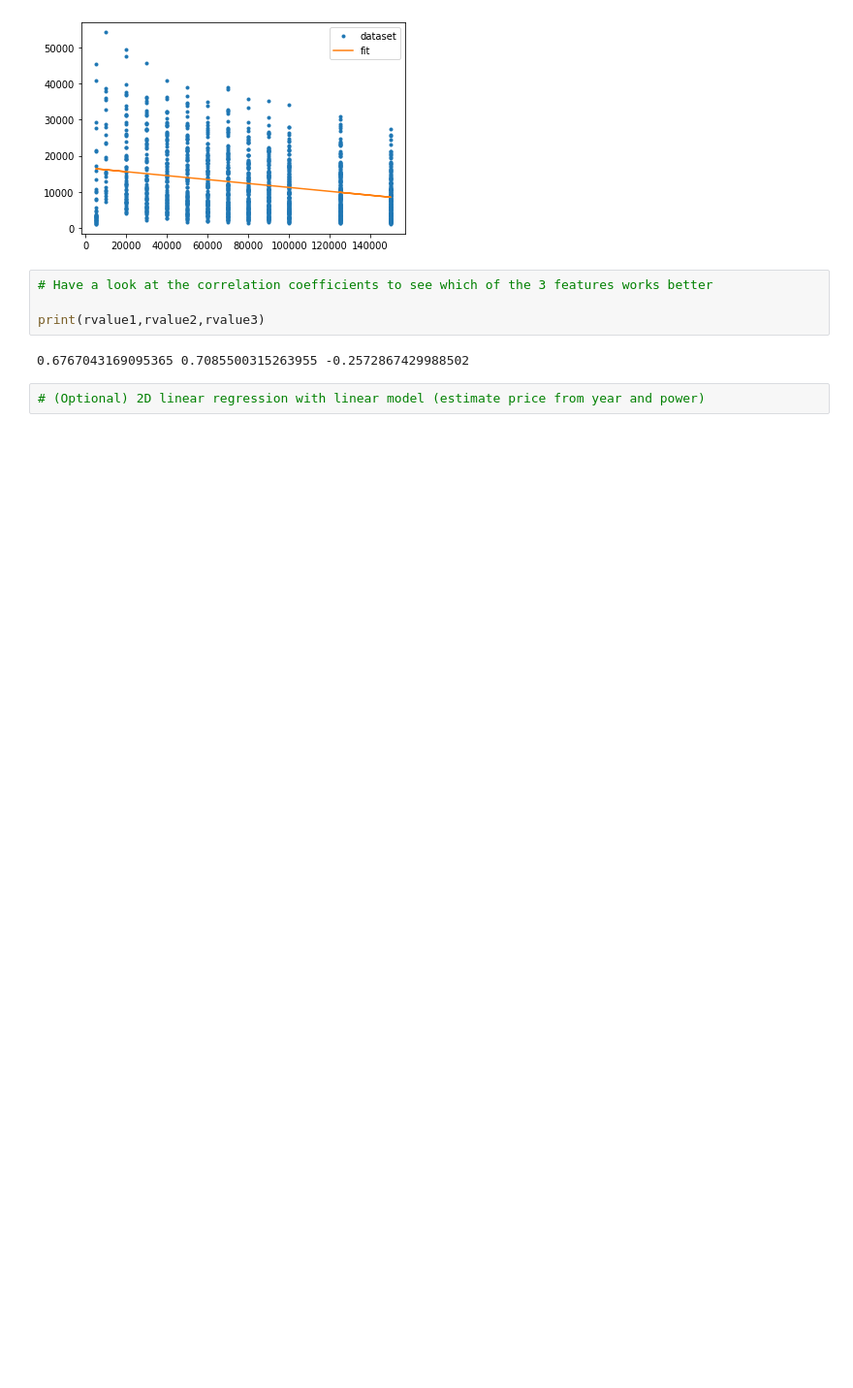
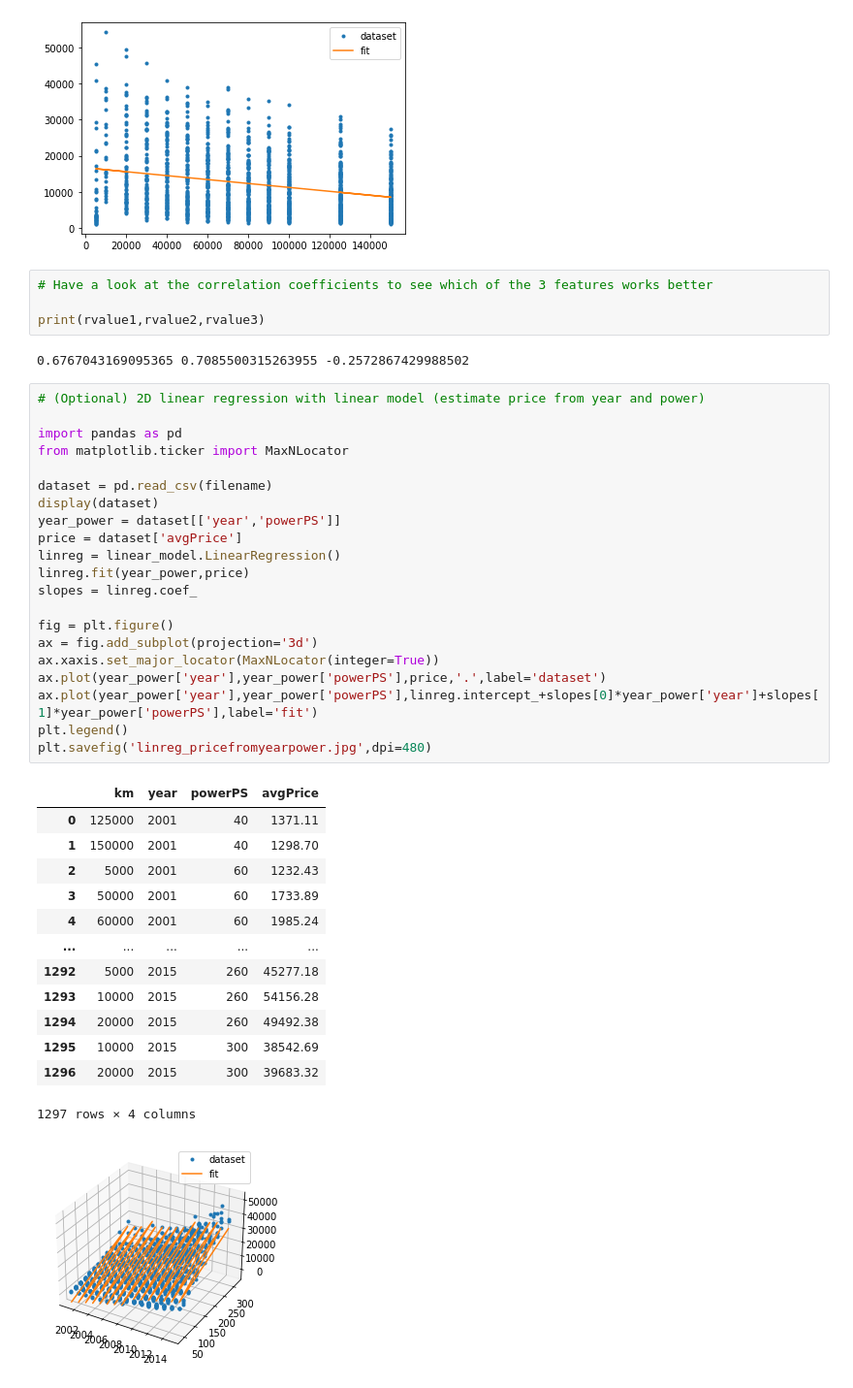
Before and after one commit to amedeo-giuliani/machine-learning, a Jupyter notebook: Intro_Lab/Lab 0 assignment.ipynb, the cells around one changed output. Shown at 97% size. Cells and saved outputs as stored; diff of their text form; blank space fills up the shorter version.

```diff
--- a/Intro_Lab/Lab 0 assignment.ipynb
+++ b/Intro_Lab/Lab 0 assignment.ipynb
@@ -108,5 +108,39 @@ plt.show()
 print(rvalue1,rvalue2,rvalue3)
 # %% [output]
 0.6767043169095365 0.7085500315263955 -0.2572867429988502
-# %%
-# (Optional) 2D linear regression with linear model (estimate price from year and power)
+# %%
+# (Optional) 2D linear regression with linear model (estimate price from year and power)
+
+import pandas as pd
+from matplotlib.ticker import MaxNLocator
+
+dataset = pd.read_csv(filename)
+display(dataset)
+year_power = dataset[['year','powerPS']]
+price = dataset['avgPrice']
+linreg = linear_model.LinearRegression()
+linreg.fit(year_power,price)
+slopes = linreg.coef_
+
+fig = plt.figure()
+ax = fig.add_subplot(projection='3d')
+ax.xaxis.set_major_locator(MaxNLocator(integer=True))
+ax.plot(year_power['year'],year_power['powerPS'],price,'.',label='dataset')
+ax.plot(year_power['year'],year_power['powerPS'],linreg.intercept_+slopes[0]*year_power['year']+slopes[1]*year_power['powerPS'],label='fit')
+plt.legend()
+plt.savefig('linreg_pricefromyearpower.jpg',dpi=480)
+# %% [output]
+|  | km | year | powerPS | avgPrice |
+| 0 | 125000 | 2001 | 40 | 1371.11 |
+| 1 | 150000 | 2001 | 40 | 1298.70 |
+| 2 | 5000 | 2001 | 60 | 1232.43 |
+| 3 | 50000 | 2001 | 60 | 1733.89 |
+| 4 | 60000 | 2001 | 60 | 1985.24 |
+| ... | ... | ... | ... | ... |
+| 1292 | 5000 | 2015 | 260 | 45277.18 |
+| 1293 | 10000 | 2015 | 260 | 54156.28 |
+| 1294 | 20000 | 2015 | 260 | 49492.38 |
+| 1295 | 10000 | 2015 | 300 | 38542.69 |
+| 1296 | 20000 | 2015 | 300 | 39683.32 |
+1297 rows × 4 columns
+[figure, added]
```
Also changed, not shown: parts of 3 cells of this notebook, 1 other file.
